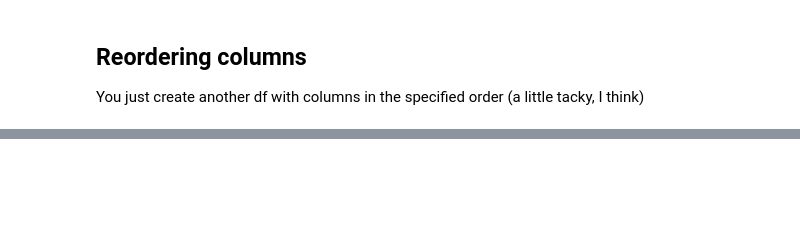
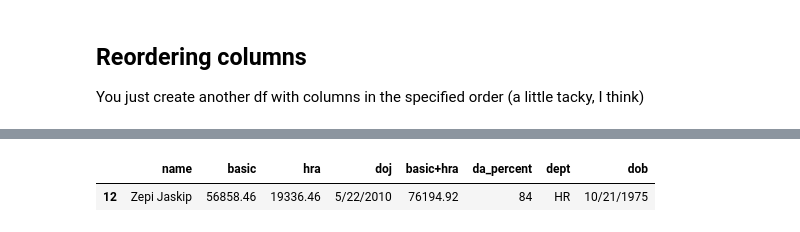
Before and after one commit to peterbarraud/learning-pandas, a Jupyter notebook: understanding-pandas.ipynb, the cells around one changed output, grey strips where cells are left out. Cells and saved outputs as stored; diff of their text form; code cells hidden in the pictures; blank space fills up the shorter version.

```diff
--- a/understanding-pandas.ipynb
+++ b/understanding-pandas.ipynb
@@ -217,0 +237,9 @@ df
+# %%
+# using regex
+import re
+df.loc[df['name'].str.contains('Z|z', regex=True)]
+# or
+df.loc[df['name'].str.contains('Z|z', flags=re.I, regex=True)]
+# %% [output]
+|  | name | basic | hra | doj | basic+hra | da_percent | dept | dob |
+| 12 | Zepi Jaskip | 56858.46 | 19336.46 | 5/22/2010 | 76194.92 | 84 | HR | 10/21/1975 |
```
Also changed, not shown: parts of 14 cells of this notebook, 5 other files.
